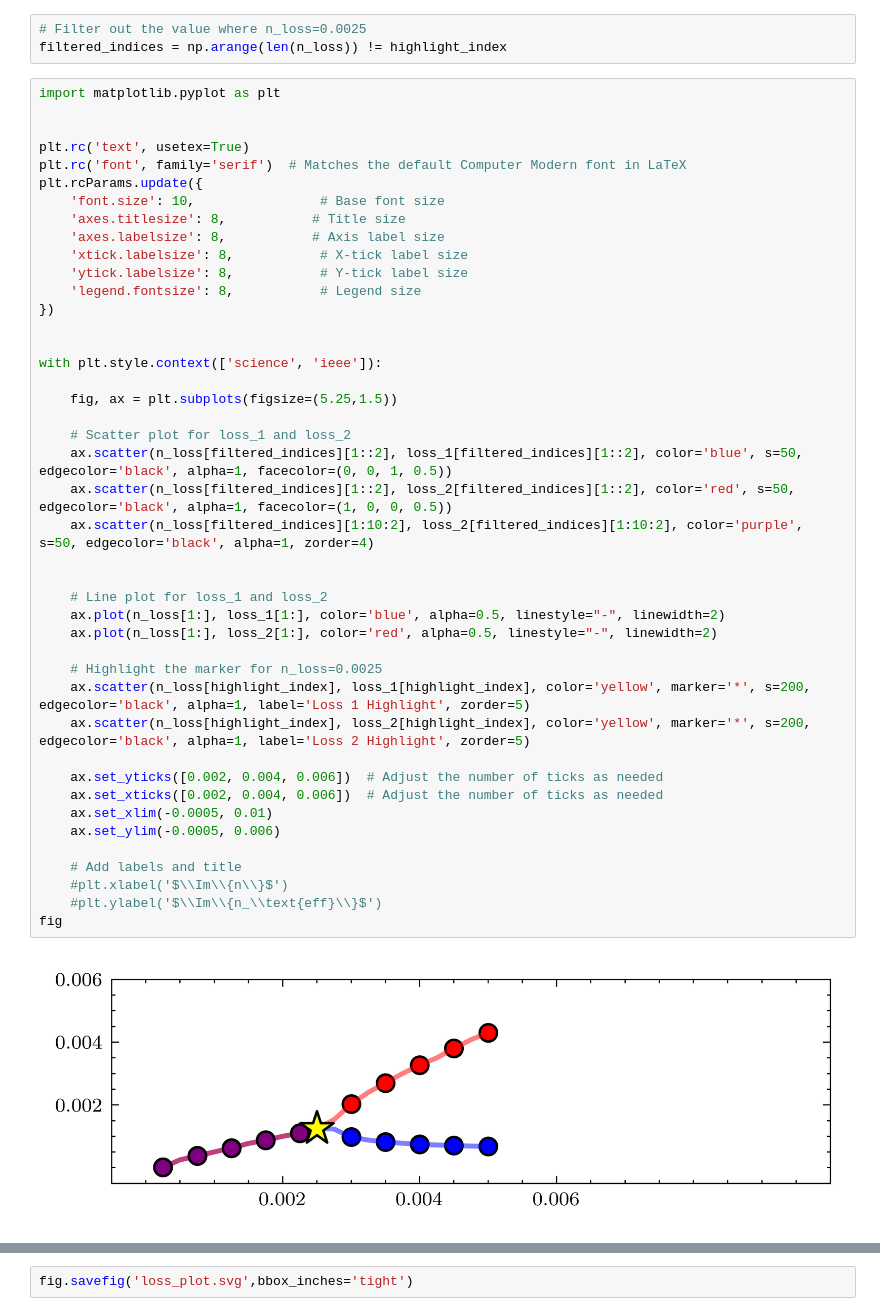
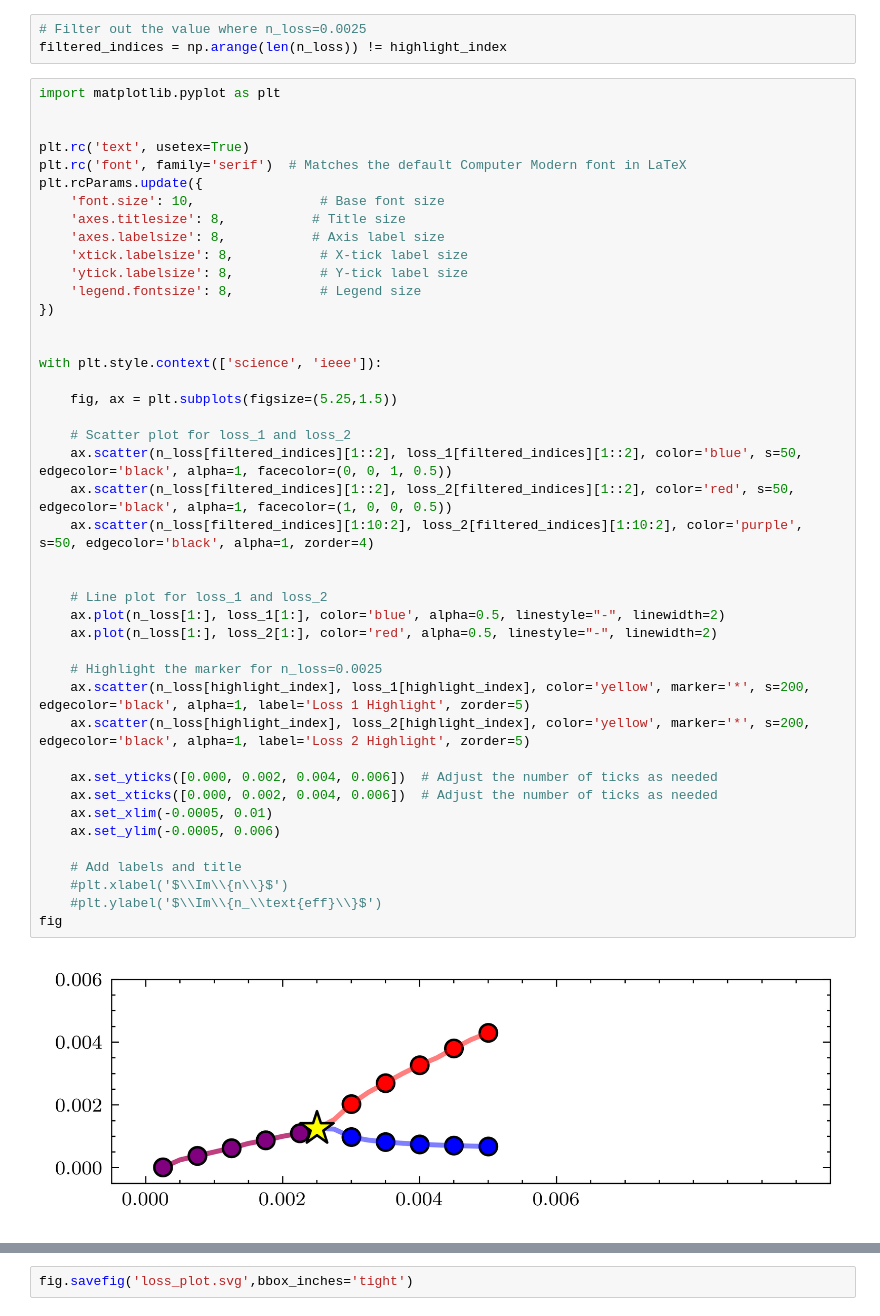
Before and after one commit to bmdaj/thesis, a Jupyter notebook: figures/tp.ipynb, the cells around one changed output, grey strips where cells are left out. Saved outputs shown, nothing was run; the diff lists cells and outputs as text.

```diff
--- a/figures/tp.ipynb
+++ b/figures/tp.ipynb
@@ -33,36 +33,36 @@ plt.rcParams.update({
     'legend.fontsize': 8,           # Legend size
 })
 
 
 with plt.style.context(['science', 'ieee']):
 
     fig, ax = plt.subplots(figsize=(5.25,1.5))
 
     # Scatter plot for loss_1 and loss_2
     ax.scatter(n_loss[filtered_indices][1::2], loss_1[filtered_indices][1::2], color='blue', s=50, edgecolor='black', alpha=1, facecolor=(0, 0, 1, 0.5))
     ax.scatter(n_loss[filtered_indices][1::2], loss_2[filtered_indices][1::2], color='red', s=50, edgecolor='black', alpha=1, facecolor=(1, 0, 0, 0.5))
     ax.scatter(n_loss[filtered_indices][1:10:2], loss_2[filtered_indices][1:10:2], color='purple', s=50, edgecolor='black', alpha=1, zorder=4)
 
 
     # Line plot for loss_1 and loss_2
     ax.plot(n_loss[1:], loss_1[1:], color='blue', alpha=0.5, linestyle="-", linewidth=2)
     ax.plot(n_loss[1:], loss_2[1:], color='red', alpha=0.5, linestyle="-", linewidth=2)
 
     # Highlight the marker for n_loss=0.0025
     ax.scatter(n_loss[highlight_index], loss_1[highlight_index], color='yellow', marker='*', s=200, edgecolor='black', alpha=1, label='Loss 1 Highlight', zorder=5)
     ax.scatter(n_loss[highlight_index], loss_2[highlight_index], color='yellow', marker='*', s=200, edgecolor='black', alpha=1, label='Loss 2 Highlight', zorder=5)
 
-    ax.set_yticks([0.002, 0.004, 0.006])  # Adjust the number of ticks as needed
-    ax.set_xticks([0.002, 0.004, 0.006])  # Adjust the number of ticks as needed
+    ax.set_yticks([0.000, 0.002, 0.004, 0.006])  # Adjust the number of ticks as needed
+    ax.set_xticks([0.000, 0.002, 0.004, 0.006])  # Adjust the number of ticks as needed
     ax.set_xlim(-0.0005, 0.01)
     ax.set_ylim(-0.0005, 0.006)
 
     # Add labels and title
     #plt.xlabel('$\\Im\\{n\\}$')
     #plt.ylabel('$\\Im\\{n_\\text{eff}\\}$')
 fig
 # %% [output]
-[figure, old version]
+[figure, new version]
 # %%
 fig
 # %% [output]
```
Also changed, not shown: parts of 1 cell of this notebook, 16 other files.
